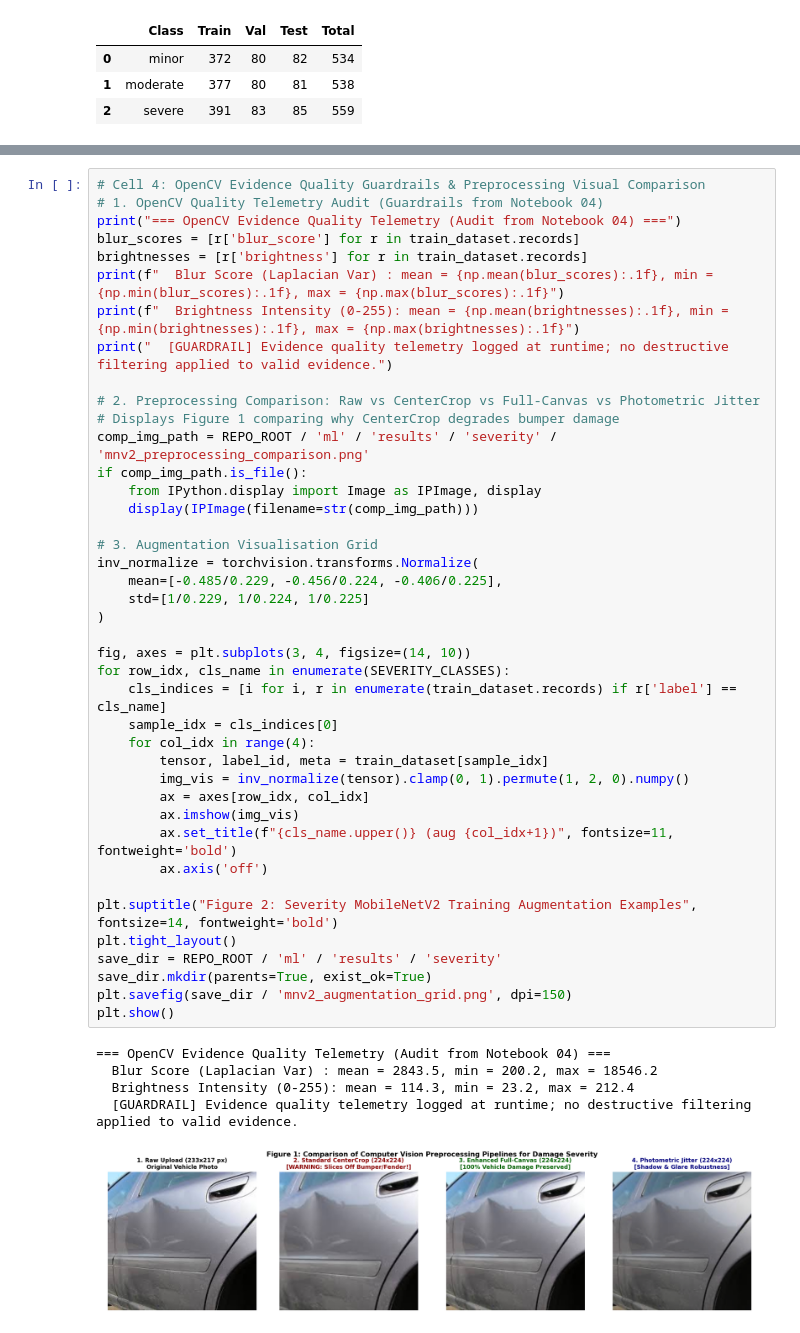
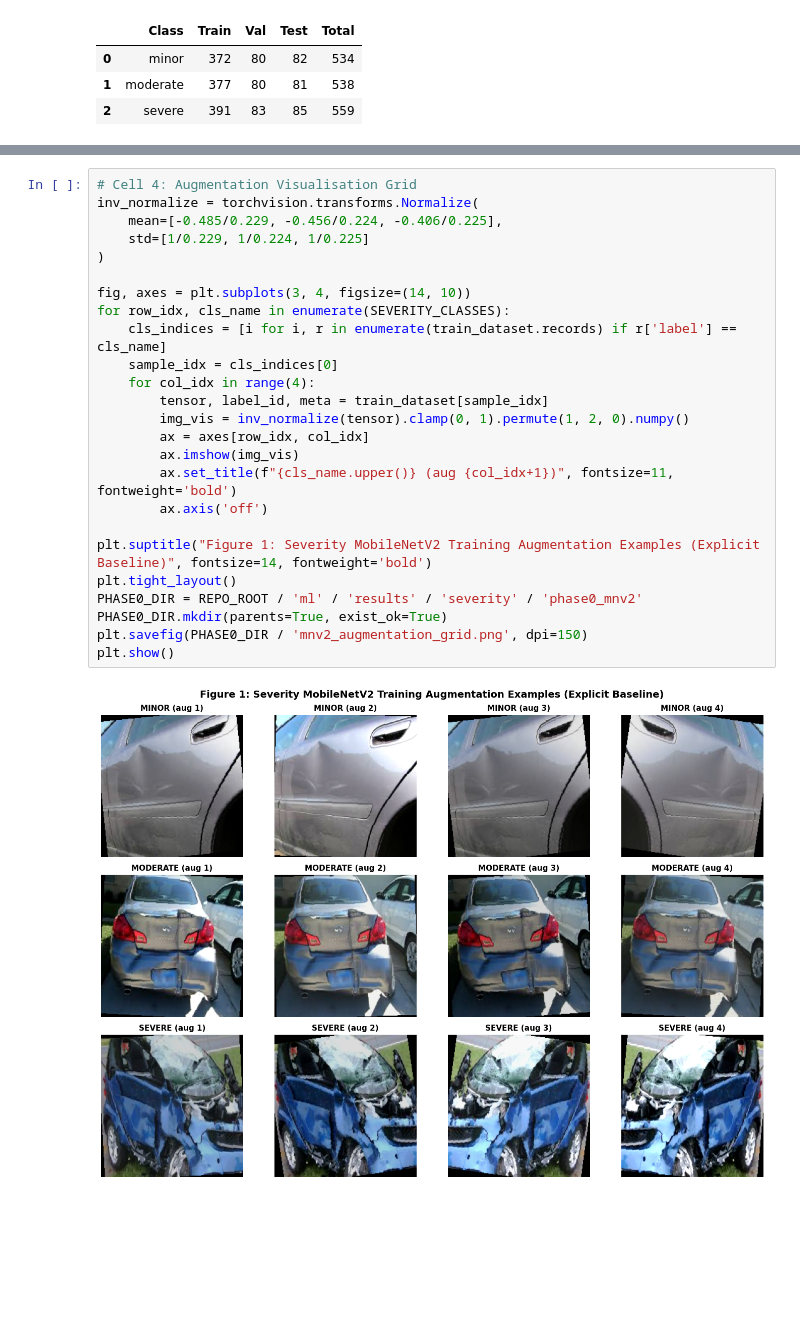
Before and after one commit to AmitavaDatta2004/NPN-Car-Insurance, a Jupyter notebook: notebooks/07_severity_mobilenetv2_training.ipynb, the cells around one changed output, grey strips where cells are left out. Drawn from its saved outputs; the diff is of its cells as text; blank space fills up the shorter version.

```diff
--- a/notebooks/07_severity_mobilenetv2_training.ipynb
+++ b/notebooks/07_severity_mobilenetv2_training.ipynb
@@ -265,47 +333,27 @@ print("[OK] Preprocessing Pipeline: Full-Canvas Resize((224,224)) + Photometric
 # %%
-# Cell 4: OpenCV Evidence Quality Guardrails & Preprocessing Visual Comparison
-# 1. OpenCV Quality Telemetry Audit (Guardrails from Notebook 04)
-print("=== OpenCV Evidence Quality Telemetry (Audit from Notebook 04) ===")
-blur_scores = [r['blur_score'] for r in train_dataset.records]
-brightnesses = [r['brightness'] for r in train_dataset.records]
-print(f"  Blur Score (Laplacian Var) : mean = {np.mean(blur_scores):.1f}, min = {np.min(blur_scores):.1f}, max = {np.max(blur_scores):.1f}")
-print(f"  Brightness Intensity (0-255): mean = {np.mean(brightnesses):.1f}, min = {np.min(brightnesses):.1f}, max = {np.max(brightnesses):.1f}")
-print("  [GUARDRAIL] Evidence quality telemetry logged at runtime; no destructive filtering applied to valid evidence.")
-
-# 2. Preprocessing Comparison: Raw vs CenterCrop vs Full-Canvas vs Photometric Jitter
-# Displays Figure 1 comparing why CenterCrop degrades bumper damage
-comp_img_path = REPO_ROOT / 'ml' / 'results' / 'severity' / 'mnv2_preprocessing_comparison.png'
-if comp_img_path.is_file():
-    from IPython.display import Image as IPImage, display
-    display(IPImage(filename=str(comp_img_path)))
-
-# 3. Augmentation Visualisation Grid
+# Cell 4: Augmentation Visualisation Grid
 inv_normalize = torchvision.transforms.Normalize(
     mean=[-0.485/0.229, -0.456/0.224, -0.406/0.225],
     std=[1/0.229, 1/0.224, 1/0.225]
 )
 
 fig, axes = plt.subplots(3, 4, figsize=(14, 10))
 for row_idx, cls_name in enumerate(SEVERITY_CLASSES):
     cls_indices = [i for i, r in enumerate(train_dataset.records) if r['label'] == cls_name]
     sample_idx = cls_indices[0]
     for col_idx in range(4):
         tensor, label_id, meta = train_dataset[sample_idx]
         img_vis = inv_normalize(tensor).clamp(0, 1).permute(1, 2, 0).numpy()
         ax = axes[row_idx, col_idx]
         ax.imshow(img_vis)
         ax.set_title(f"{cls_name.upper()} (aug {col_idx+1})", fontsize=11, fontweight='bold')
         ax.axis('off')
 
-plt.suptitle("Figure 2: Severity MobileNetV2 Training Augmentation Examples", fontsize=14, fontweight='bold')
+plt.suptitle("Figure 1: Severity MobileNetV2 Training Augmentation Examples (Explicit Baseline)", fontsize=14, fontweight='bold')
 plt.tight_layout()
-save_dir = REPO_ROOT / 'ml' / 'results' / 'severity'
-save_dir.mkdir(parents=True, exist_ok=True)
-plt.savefig(save_dir / 'mnv2_augmentation_grid.png', dpi=150)
+PHASE0_DIR = REPO_ROOT / 'ml' / 'results' / 'severity' / 'phase0_mnv2'
+PHASE0_DIR.mkdir(parents=True, exist_ok=True)
+plt.savefig(PHASE0_DIR / 'mnv2_augmentation_grid.png', dpi=150)
 plt.show()
 # %% [output]
-=== OpenCV Evidence Quality Telemetry (Audit from Notebook 04) ===
-  Blur Score (Laplacian Var) : mean = 2843.5, min = 200.2, max = 18546.2
-  Brightness Intensity (0-255): mean = 114.3, min = 23.2, max = 212.4
-  [GUARDRAIL] Evidence quality telemetry logged at runtime; no destructive filtering applied to valid evidence.
-[figure, old version]
+[figure, new version]
```
Also changed, not shown: parts of 22 cells of this notebook, 1 other file.
